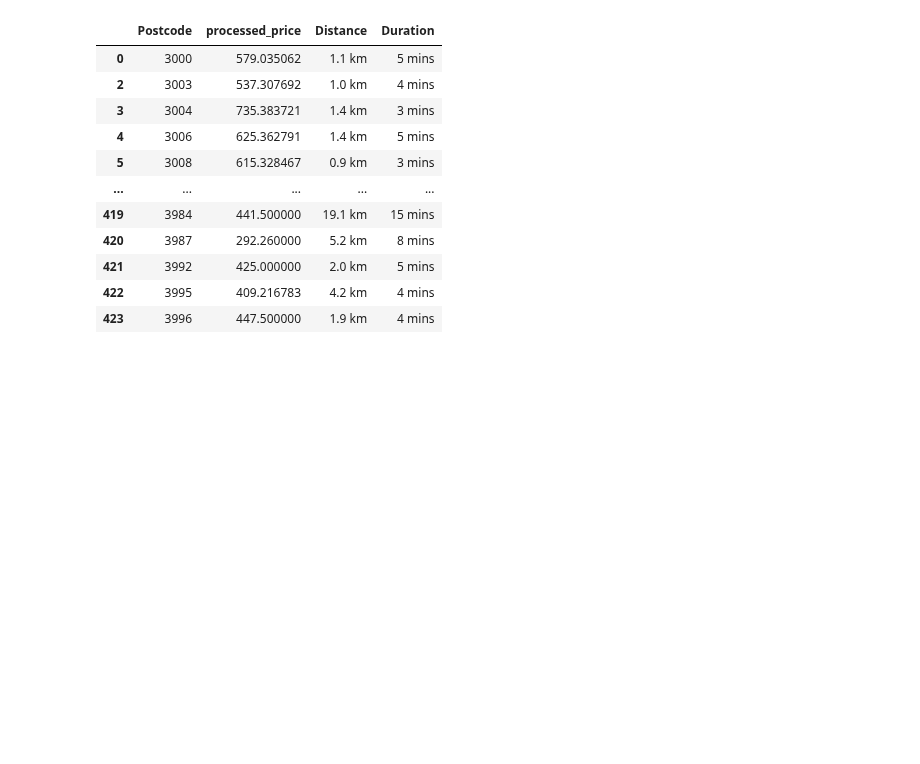
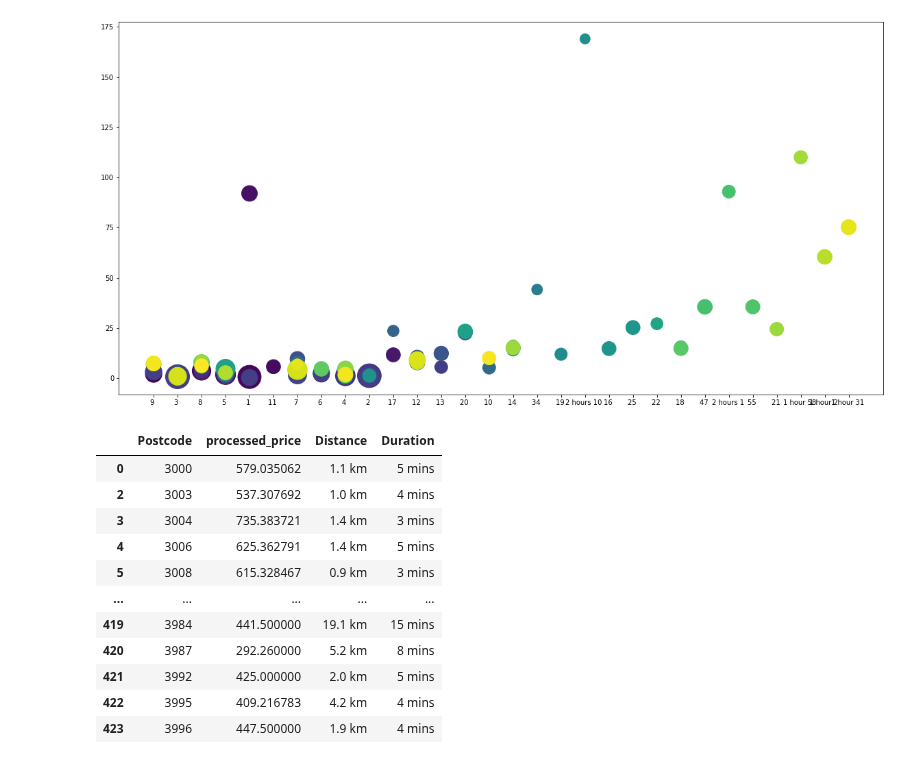
Before and after one commit to MAST30034-Applied-Data-Science/generic-real-estate-consulting-project-group50, a Jupyter notebook: draft works/external.ipynb, the cells around one changed output. Saved outputs shown, nothing was run; the diff lists cells and outputs as text; code cells hidden in the pictures; blank space fills up the shorter version.

Commit message:
graph

```diff
--- a/draft works/external.ipynb
+++ b/draft works/external.ipynb
@@ -27,4 +29,10 @@ ph = ph.dropna()
 153 rows × 4 columns
+# %%
+plt.figure(figsize=(20, 10))
+plt.scatter(ph['Duration'], ph['Distance'], s=ph['processed_price'], c=ph['Postcode'], alpha=1)
+plt.show()
+# %% [output]
+[figure, added]
 # %%
 # Merge price and school
 psc = pd.merge(price, school, how='left', on='Postcode')
```
Also changed, not shown: parts of 2 cells of this notebook, 2 other files.
